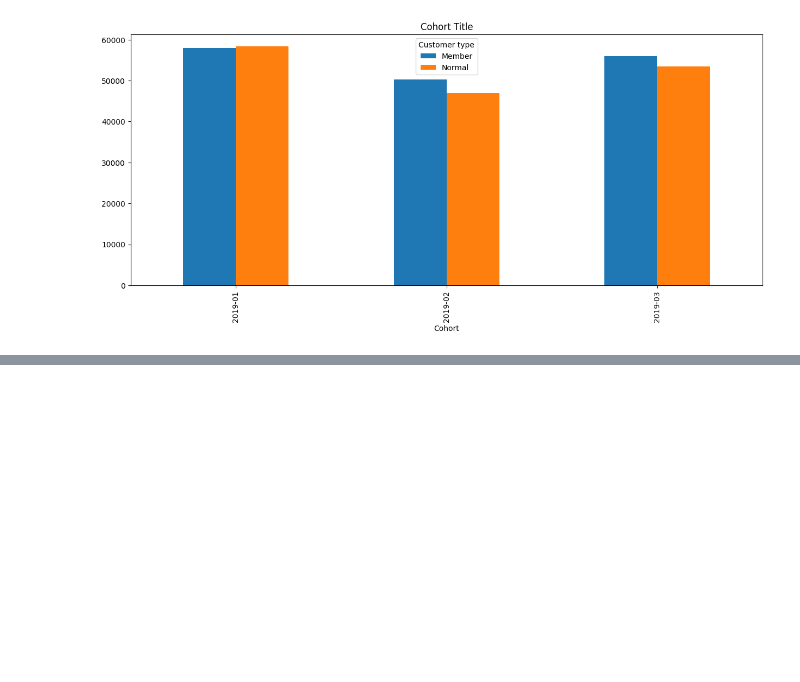
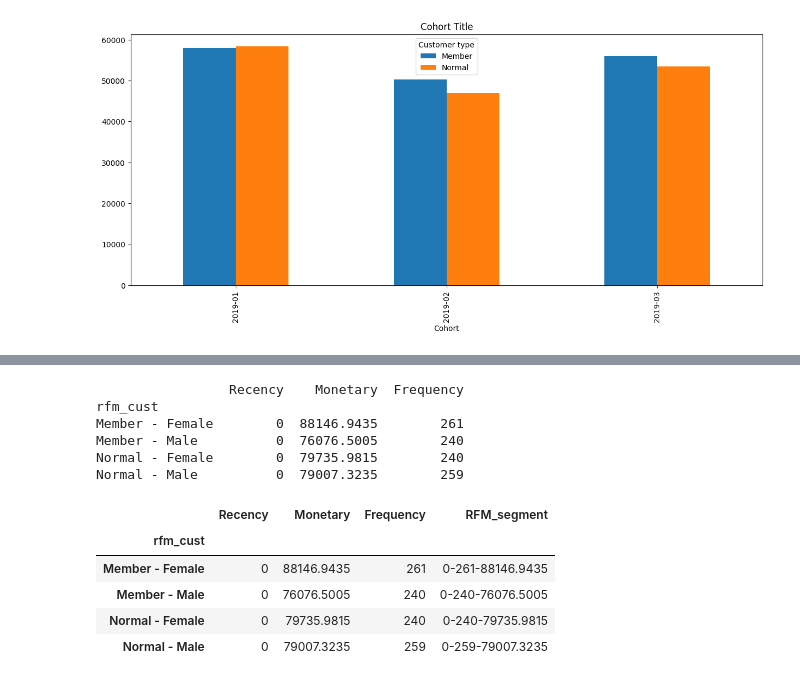
Before and after one commit to AngeloDusu/EDA-Sales-Analysis, a Jupyter notebook: Codes/EDA-Sales-Analysis.ipynb, the cells around one changed output, grey strips where cells are left out. Cells and saved outputs as stored; diff of their text form; code cells hidden in the pictures; blank space fills up the shorter version.

```diff
--- a/Codes/EDA-Sales-Analysis.ipynb
+++ b/Codes/EDA-Sales-Analysis.ipynb
@@ -209,0 +242,39 @@ we can see that
+# %%
+
+data['Date'] = pd.to_datetime(data['Date'])
+data['Order_date'] = pd.to_datetime(data['Order_date'])
+
+# Combining Customer type and Gender
+data['rfm_cust'] = data['Customer type'] + ' - ' + data['Gender']
+
+# Counting RFM based on combination
+rfm = data.groupby('rfm_cust').agg({
+    'Order_date': lambda x: (data['Order_date'].max() - x.max()).days,  # Recency
+    'Total': 'sum',                                                    # Monetary
+    'Invoice ID': 'count'                                              # Frequency
+}).rename(columns={
+    'Order_date': 'Recency',
+    'Total': 'Monetary',
+    'Invoice ID': 'Frequency'
+})
+
+# Menampilkan hasil RFM
+print(rfm.head())
+# %% [output]
+                 Recency    Monetary  Frequency
+rfm_cust
+Member - Female        0  88146.9435        261
+Member - Male          0  76076.5005        240
+Normal - Female        0  79735.9815        240
+Normal - Male          0  79007.3235        259
+# %%
+# segmentasi
+
+rfm['RFM_segment'] = rfm.apply(lambda x: f"{x['Recency']}-{x['Frequency']}-{x['Monetary']}", axis = 1)
+# %% [output]
+|  | Recency | Monetary | Frequency | RFM_segment |
+| rfm_cust |  |  |  |  |
+| Member - Female | 0 | 88146.9435 | 261 | 0-261-88146.9435 |
+| Member - Male | 0 | 76076.5005 | 240 | 0-240-76076.5005 |
+| Normal - Female | 0 | 79735.9815 | 240 | 0-240-79735.9815 |
+| Normal - Male | 0 | 79007.3235 | 259 | 0-259-79007.3235 |
```
Also changed, not shown: parts of 4 cells of this notebook.
